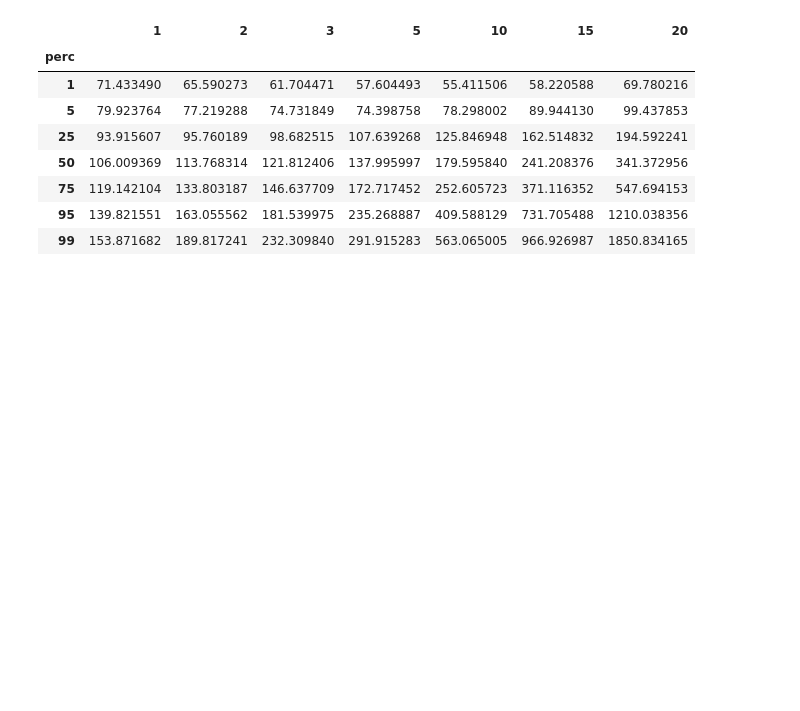
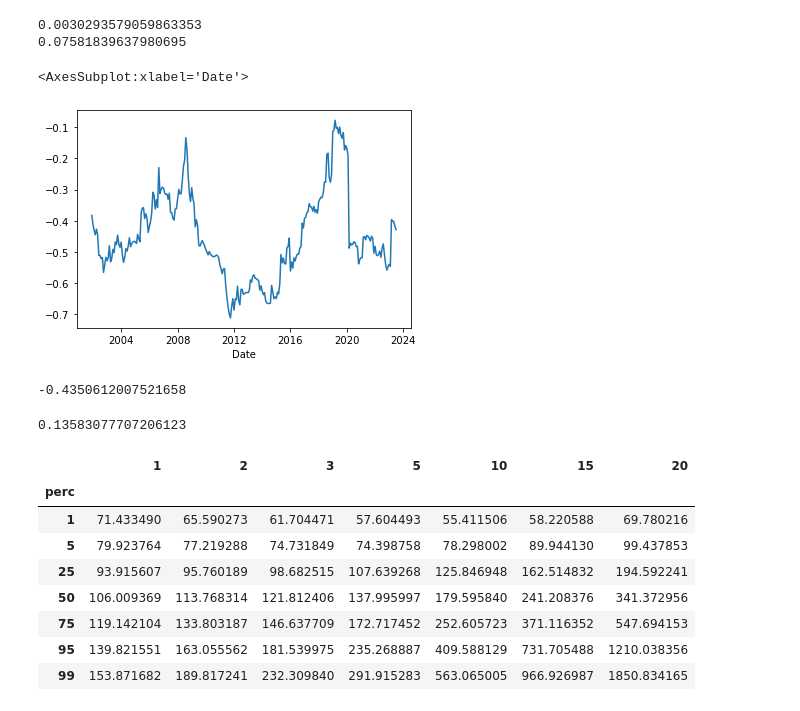
Before and after one commit to msz13/Goal-Based-Investing, a Jupyter notebook: esg/acwi.ipynb, the cells around one changed output. Saved outputs shown, nothing was run; the diff lists cells and outputs as text; code cells hidden in the pictures; blank space fills up the shorter version.

```diff
--- a/esg/acwi.ipynb
+++ b/esg/acwi.ipynb
@@ -29,0 +27,3 @@ Name: MSCI ACWI, dtype: float64
+# %%
+acwi_returns = prep.log_returns(acwi)
+acwi_returns.describe()
@@ -50,0 +48,3 @@ Name: MSCI ACWI, dtype: float64
+# %%
+eur_pln_ret = prep.log_returns(eur_pln)
+eur_pln_ret.describe()
@@ -50,0 +61,22 @@ Name: MSCI ACWI, dtype: float64
+# %%
+annualized_mean = eur_pln_ret.loc['1999-01-01':].mean() * 12
+#annualized_std = eur_pln_ret.loc['1999-01-01':].std() * np.sqrt(12)
+annualized_std = eur_pln_ret.loc['2004-01-01':].std() * np.sqrt(12)
+print(annualized_mean)
+print(annualized_std)
+# %% [output]
+0.0030293579059863353
+0.07581839637980695
+# %%
+corr_acwi_eur = acwi_returns.loc['1999-01-01':].rolling(36).corr(eur_pln_ret.loc['1999-01-01':])
+sns.lineplot(data=corr_acwi_eur)
+# %% [output]
+<AxesSubplot:xlabel='Date'>
+[figure, added]
+# %%
+#corr_acwi_eur = acwi_returns.loc['1999-01-01':].corr(eur_pln_ret.loc['1999-01-01':])
+corr_acwi_eur = acwi_returns.loc['2012-01-01':].corr(eur_pln_ret.loc['2012-01-01':])
+
+corr_acwi_eur
+# %% [output]
+-0.4350612007521658
@@ -51,3 +87,7 @@ Name: MSCI ACWI, dtype: float64
+# %%
+foreign_asset_std(0.15,0.075,-0.43)
+# %% [output]
+0.13583077707206123
 # %%
 model = pyesg.GeometricBrownianMotion(mu=0.073,sigma=0.17)
 scenarios = model.scenarios(100,1,600,20)
```
Also changed, not shown: parts of 10 cells of this notebook, 5 other files.
